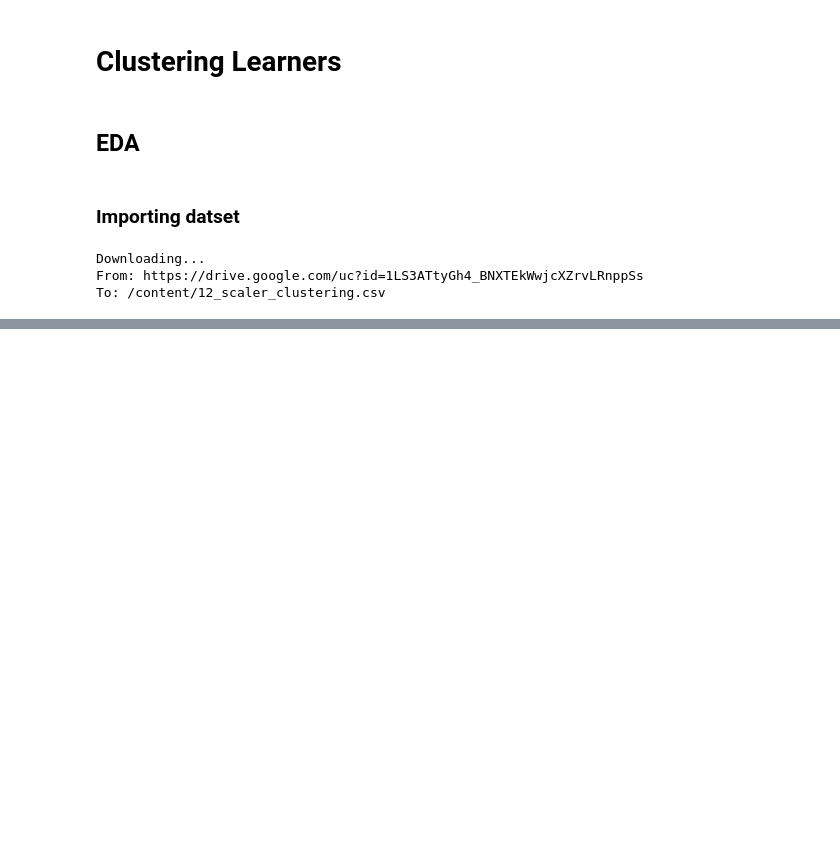
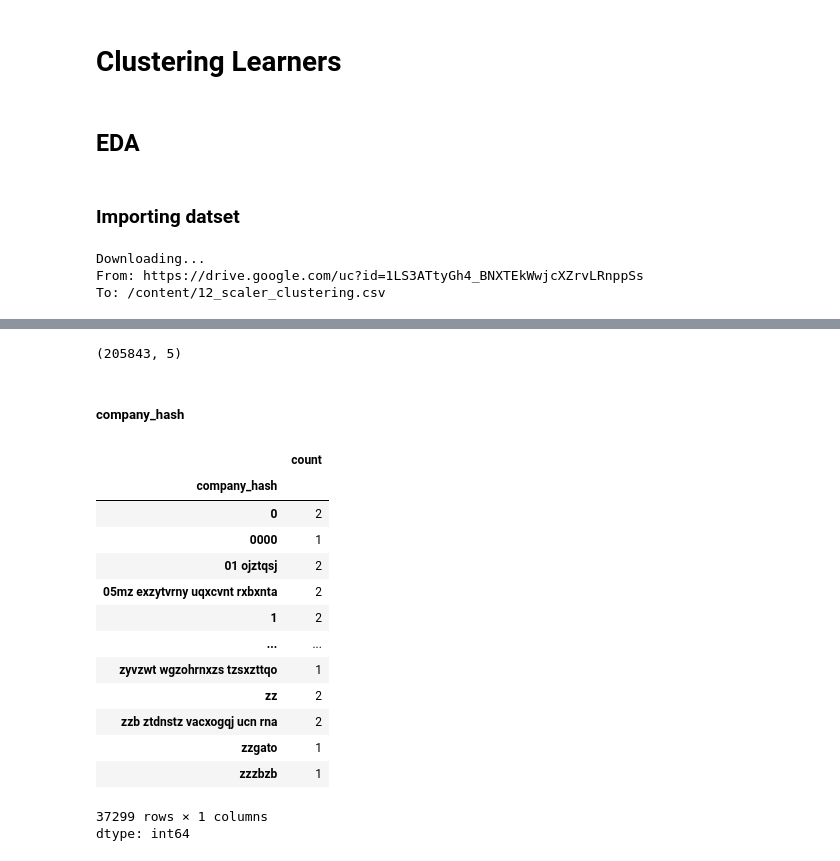
Before and after one commit to mayankbrn/9.12_Clustering_learners, a Jupyter notebook: Clustering_learners.ipynb, the cells around one changed output, grey strips where cells are left out. Saved outputs shown, nothing was run; the diff lists cells and outputs as text; code cells hidden in the pictures; blank space fills up the shorter version.

```diff
--- a/Clustering_learners.ipynb
+++ b/Clustering_learners.ipynb
@@ -29,0 +108,3 @@ df.head()
+# %%
+# Dropping the email hash and company hash columns
+df.drop(['Unnamed: 0', 'email_hash'], axis = 1, inplace = True)
@@ -29,0 +135,13 @@ df.head()
+# %%
+# Setting up the function to apply Regex on the stringsto remove the special characters
+import re
+def remove_special(string):
+  new_string = re.sub('[^A-Za-z ]+', '', string)
+  return new_string
+# %%
+# creating the function to clean a text columns
+def clean_col(col):
+  col = col.apply(lambda x : remove_special(str(x))) # remove any special char from the string
+  col = col.apply(lambda x : x.lower()) # make the string lower char
+  col = col.apply(lambda x : x.strip()) # remove any leading/lagging blank spaces
+  return col
@@ -29,0 +150,4 @@ df.head()
+# %%
+# Applying the function and assigning the clean data to the dataframe
+df['job_position'] = clean_col(df['job_position'])
+df['job_position'].head()
@@ -29,0 +162,24 @@ df.head()
+# %%
+df.shape
+# %% [output]
+(205843, 5)
+# %% [markdown]
+##### company_hash
+# %%
+df['company_hash'].value_counts().sort_index()
+# %% [output]
+|  | count |
+| company_hash |  |
+| 0 | 2 |
+| 0000 | 1 |
+| 01 ojztqsj | 2 |
+| 05mz exzytvrny uqxcvnt rxbxnta | 2 |
+| 1 | 2 |
+| ... | ... |
+| zyvzwt wgzohrnxzs tzsxzttqo | 1 |
+| zz | 2 |
+| zzb ztdnstz vacxogqj ucn rna | 2 |
+| zzgato | 1 |
+| zzzbzb | 1 |
+37299 rows × 1 columns
+dtype: int64
```
Also changed, not shown: parts of 18 cells of this notebook.
